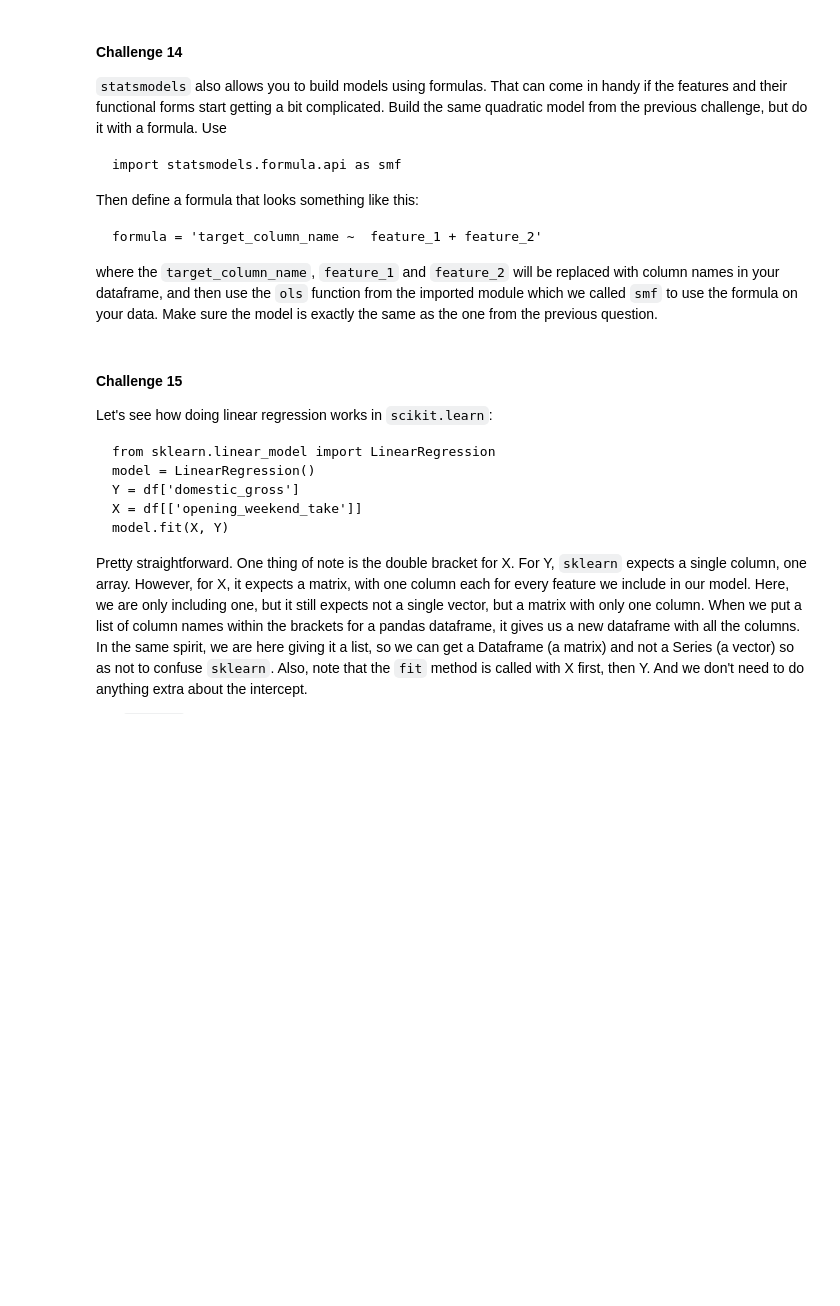
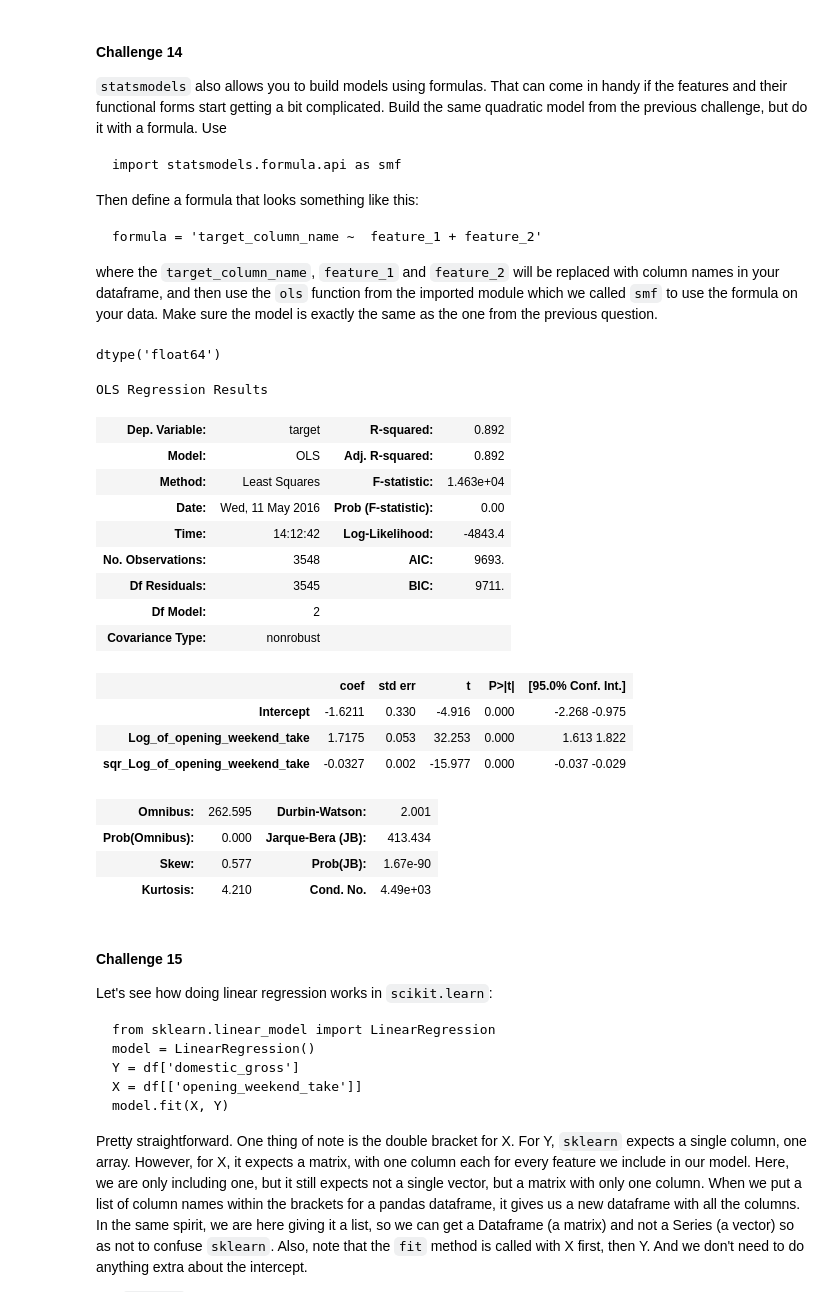
Before and after one commit to TejjeT/DataScienceProject1, a Jupyter notebook: day_02/EDA and Regression Challenges Yinan Yu.ipynb, the cells around one changed output. Cells and saved outputs as stored; diff of their text form; code cells hidden in the pictures; blank space fills up the shorter version.

```diff
--- a/day_02/EDA and Regression Challenges Yinan Yu.ipynb
+++ b/day_02/EDA and Regression Challenges Yinan Yu.ipynb
@@ -508,3 +550,35 @@ the one from the previous question.
+# %%
+#create X has a dataframe
+reg_df=pd.DataFrame(np.column_stack((Y,X)))
+reg_df.columns=['target','Intercept', 'Log_of_opening_weekend_take','sqr_Log_of_opening_weekend_take']
+# %%
+
+reg_df["Log_of_opening_weekend_take"].dtype
+# %% [output]
+dtype('float64')
+# %%
+#build a multivariate reg model
+linmodel_multi_f = smf.ols(formula='target ~ Log_of_opening_weekend_take+sqr_Log_of_opening_weekend_take', data=reg_df).fit()
+linmodel_multi_f.summary()
+# %% [output]
+OLS Regression Results
+| Dep. Variable: | target | R-squared: | 0.892 |
+| Model: | OLS | Adj. R-squared: | 0.892 |
+| Method: | Least Squares | F-statistic: | 1.463e+04 |
+| Date: | Wed, 11 May 2016 | Prob (F-statistic): | 0.00 |
+| Time: | 14:12:42 | Log-Likelihood: | -4843.4 |
+| No. Observations: | 3548 | AIC: | 9693. |
+| Df Residuals: | 3545 | BIC: | 9711. |
+| Df Model: | 2 |  |  |
+| Covariance Type: | nonrobust |  |  |
+|  | coef | std err | t | P>|t| | [95.0% Conf. Int.] |
+| Intercept | -1.6211 | 0.330 | -4.916 | 0.000 | -2.268 -0.975 |
+| Log_of_opening_weekend_take | 1.7175 | 0.053 | 32.253 | 0.000 | 1.613 1.822 |
+| sqr_Log_of_opening_weekend_take | -0.0327 | 0.002 | -15.977 | 0.000 | -0.037 -0.029 |
+| Omnibus: | 262.595 | Durbin-Watson: | 2.001 |
+| Prob(Omnibus): | 0.000 | Jarque-Bera (JB): | 413.434 |
+| Skew: | 0.577 | Prob(JB): | 1.67e-90 |
+| Kurtosis: | 4.210 | Cond. No. | 4.49e+03 |
 # %% [markdown]
 #### Challenge 15
 
```
Also changed, not shown: parts of 7 cells of this notebook.
